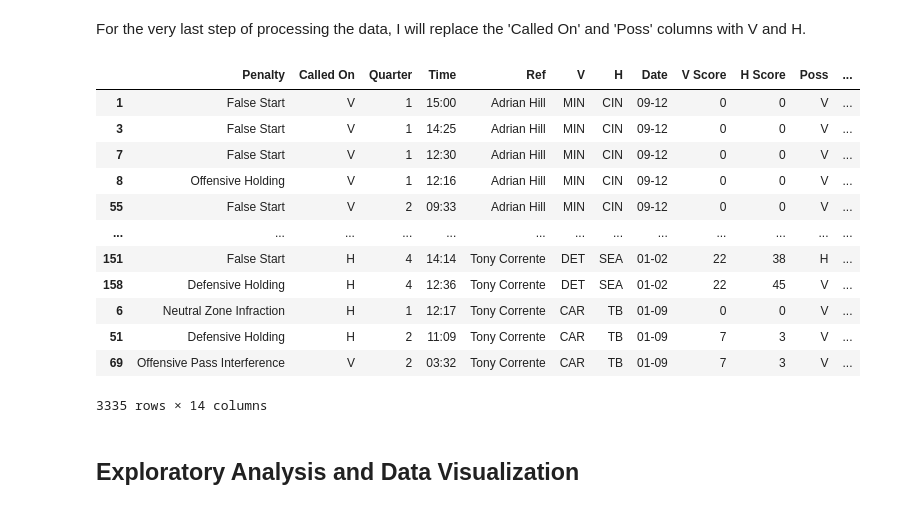
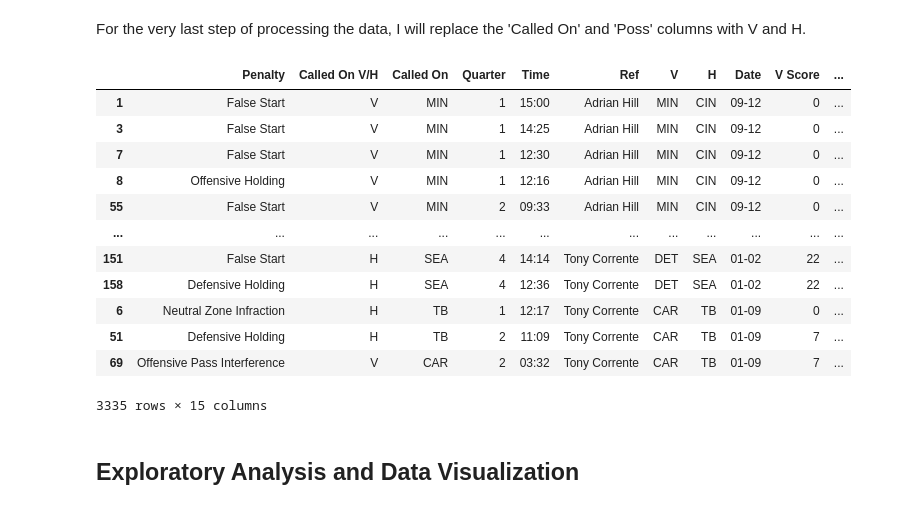
Before and after one commit to zmolz/penalties, a Jupyter notebook: index.ipynb, the cells around one changed output. Saved outputs shown, nothing was run; the diff lists cells and outputs as text; code cells hidden in the pictures.

```diff
--- a/index.ipynb
+++ b/index.ipynb
@@ -416,33 +418,32 @@ For the very last step of processing the data, I will replace the 'Called On' an
 # %%
 called_on = []
 poss = []
 
 for _, row in penalty_frame.iterrows():
     called_on.append('V' if row['Called On'] == row['V'] else 'H')
     poss.append('V' if row['Poss'] == row['V'] else 'H')
 
-del penalty_frame['Called On'] # I keep getting a warning for trying to edit a copy when i do frame[x] = x so.
 del penalty_frame['Poss']
 del penalty_frame['Yardline']
 
-penalty_frame.insert(1, 'Called On', called_on)
-penalty_frame.insert(10, 'Poss',  poss)
+penalty_frame.insert(1, 'Called On V/H', called_on)
+penalty_frame.insert(11, 'Poss',  poss)
 
 penalty_frame
 # %% [output]
-|  | Penalty | Called On | Quarter | Time | Ref | V | H | Date | V Score | H Score | Poss | ... |
-| 1 | False Start | V | 1 | 15:00 | Adrian Hill | MIN | CIN | 09-12 | 0 | 0 | V | ... |
-| 3 | False Start | V | 1 | 14:25 | Adrian Hill | MIN | CIN | 09-12 | 0 | 0 | V | ... |
-| 7 | False Start | V | 1 | 12:30 | Adrian Hill | MIN | CIN | 09-12 | 0 | 0 | V | ... |
-| 8 | Offensive Holding | V | 1 | 12:16 | Adrian Hill | MIN | CIN | 09-12 | 0 | 0 | V | ... |
-| 55 | False Start | V | 2 | 09:33 | Adrian Hill | MIN | CIN | 09-12 | 0 | 0 | V | ... |
-| ... | ... | ... | ... | ... | ... | ... | ... | ... | ... | ... | ... | ... |
-| 151 | False Start | H | 4 | 14:14 | Tony Corrente | DET | SEA | 01-02 | 22 | 38 | H | ... |
-| 158 | Defensive Holding | H | 4 | 12:36 | Tony Corrente | DET | SEA | 01-02 | 22 | 45 | V | ... |
-| 6 | Neutral Zone Infraction | H | 1 | 12:17 | Tony Corrente | CAR | TB | 01-09 | 0 | 0 | V | ... |
-| 51 | Defensive Holding | H | 2 | 11:09 | Tony Corrente | CAR | TB | 01-09 | 7 | 3 | V | ... |
-| 69 | Offensive Pass Interference | V | 2 | 03:32 | Tony Corrente | CAR | TB | 01-09 | 7 | 3 | V | ... |
+|  | Penalty | Called On V/H | Called On | Quarter | Time | Ref | V | H | Date | V Score | ... |
+| 1 | False Start | V | MIN | 1 | 15:00 | Adrian Hill | MIN | CIN | 09-12 | 0 | ... |
+| 3 | False Start | V | MIN | 1 | 14:25 | Adrian Hill | MIN | CIN | 09-12 | 0 | ... |
+| 7 | False Start | V | MIN | 1 | 12:30 | Adrian Hill | MIN | CIN | 09-12 | 0 | ... |
+| 8 | Offensive Holding | V | MIN | 1 | 12:16 | Adrian Hill | MIN | CIN | 09-12 | 0 | ... |
+| 55 | False Start | V | MIN | 2 | 09:33 | Adrian Hill | MIN | CIN | 09-12 | 0 | ... |
+| ... | ... | ... | ... | ... | ... | ... | ... | ... | ... | ... | ... |
+| 151 | False Start | H | SEA | 4 | 14:14 | Tony Corrente | DET | SEA | 01-02 | 22 | ... |
+| 158 | Defensive Holding | H | SEA | 4 | 12:36 | Tony Corrente | DET | SEA | 01-02 | 22 | ... |
+| 6 | Neutral Zone Infraction | H | TB | 1 | 12:17 | Tony Corrente | CAR | TB | 01-09 | 0 | ... |
+| 51 | Defensive Holding | H | TB | 2 | 11:09 | Tony Corrente | CAR | TB | 01-09 | 7 | ... |
+| 69 | Offensive Pass Interference | V | CAR | 2 | 03:32 | Tony Corrente | CAR | TB | 01-09 | 7 | ... |
-3335 rows × 14 columns
+3335 rows × 15 columns
 # %% [markdown]
 ## Exploratory Analysis and Data Visualization
 # %% [markdown]
```
Also changed, not shown: parts of 8 cells of this notebook, 1 other file.
